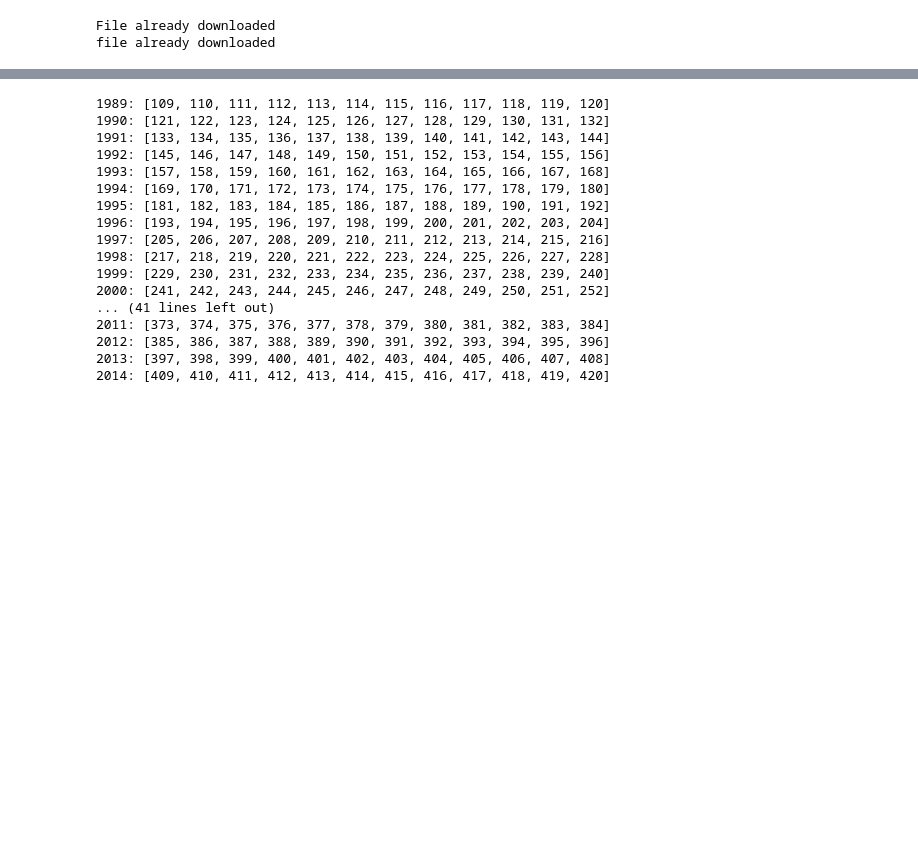
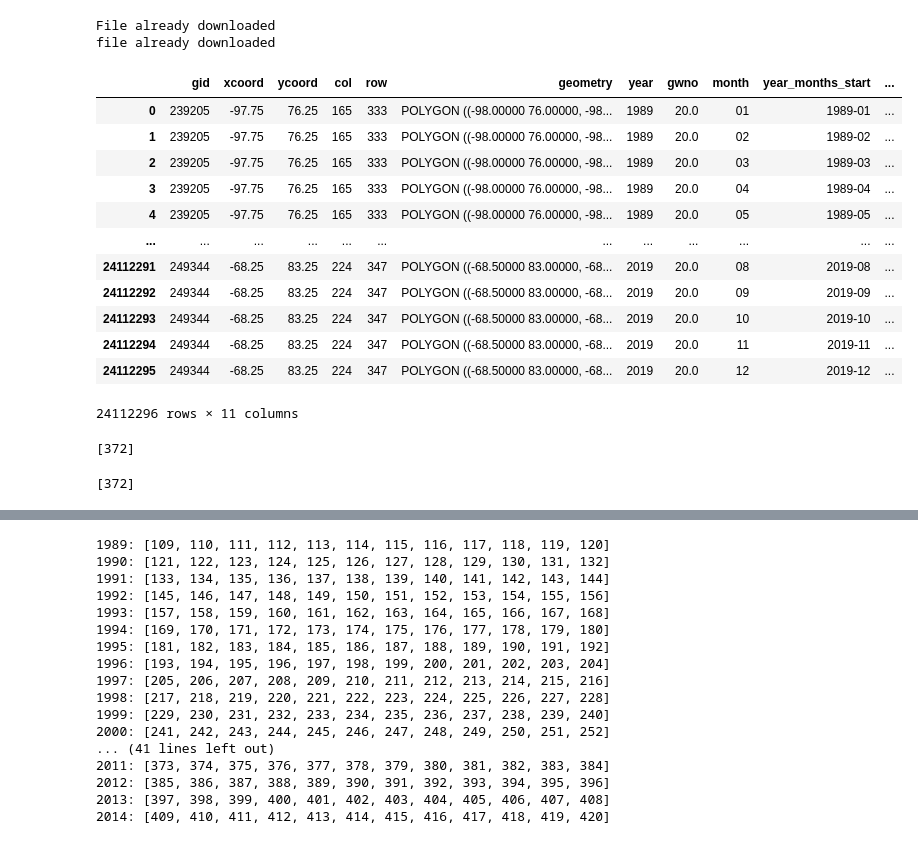
Before and after one commit to Polichinel/Detectron2, a Jupyter notebook: misc/combine_UCDP_PRIO.ipynb, the cells around one changed output, grey strips where cells are left out. Cells and saved outputs as stored; diff of their text form; code cells hidden in the pictures; blank space fills up the shorter version.

```diff
--- a/misc/combine_UCDP_PRIO.ipynb
+++ b/misc/combine_UCDP_PRIO.ipynb
@@ -147,15 +159,43 @@ def combine_UCDP_PRIO(ucdp_gid, world_grid_all_years):
 # %%
 prio_grid = get_prio_shape()
 gwno = get_gwno()
+ucdp = get_ucdp()
+
 world_grid = prio_grid.merge(gwno, how = 'right', on = 'gid') # if you just merge this on outer I think you get the full grid needed for R-UNET
+world_grid_all_months = add_months(ucdp, world_grid)
 
-ucdp = get_ucdp()
-ucdp_monthly = add_month_id(ucdp)
-ucdp_gid = trim_ucdp(ucdp_monthly)
 
-world_grid_all_years = add_years(ucdp, world_grid)
+#world_grid_all_years = add_years(ucdp, world_grid)
 
-combined_df = combine_UCDP_PRIO(ucdp_gid, world_grid_all_years)
+
+# ucdp_monthly = add_month_id(ucdp)
+# ucdp_gid = trim_ucdp(ucdp_monthly)
+
+# combined_df = combine_UCDP_PRIO(ucdp_gid, world_grid_all_years)
 # %% [output]
 File already downloaded
 file already downloaded
+# %%
+world_grid_all_months
+# %% [output]
+|  | gid | xcoord | ycoord | col | row | geometry | year | gwno | month | year_months_start | ... |
+| 0 | 239205 | -97.75 | 76.25 | 165 | 333 | POLYGON ((-98.00000 76.00000, -98... | 1989 | 20.0 | 01 | 1989-01 | ... |
+| 1 | 239205 | -97.75 | 76.25 | 165 | 333 | POLYGON ((-98.00000 76.00000, -98... | 1989 | 20.0 | 02 | 1989-02 | ... |
+| 2 | 239205 | -97.75 | 76.25 | 165 | 333 | POLYGON ((-98.00000 76.00000, -98... | 1989 | 20.0 | 03 | 1989-03 | ... |
+| 3 | 239205 | -97.75 | 76.25 | 165 | 333 | POLYGON ((-98.00000 76.00000, -98... | 1989 | 20.0 | 04 | 1989-04 | ... |
+| 4 | 239205 | -97.75 | 76.25 | 165 | 333 | POLYGON ((-98.00000 76.00000, -98... | 1989 | 20.0 | 05 | 1989-05 | ... |
+| ... | ... | ... | ... | ... | ... | ... | ... | ... | ... | ... | ... |
+| 24112291 | 249344 | -68.25 | 83.25 | 224 | 347 | POLYGON ((-68.50000 83.00000, -68... | 2019 | 20.0 | 08 | 2019-08 | ... |
+| 24112292 | 249344 | -68.25 | 83.25 | 224 | 347 | POLYGON ((-68.50000 83.00000, -68... | 2019 | 20.0 | 09 | 2019-09 | ... |
+| 24112293 | 249344 | -68.25 | 83.25 | 224 | 347 | POLYGON ((-68.50000 83.00000, -68... | 2019 | 20.0 | 10 | 2019-10 | ... |
+| 24112294 | 249344 | -68.25 | 83.25 | 224 | 347 | POLYGON ((-68.50000 83.00000, -68... | 2019 | 20.0 | 11 | 2019-11 | ... |
+| 24112295 | 249344 | -68.25 | 83.25 | 224 | 347 | POLYGON ((-68.50000 83.00000, -68... | 2019 | 20.0 | 12 | 2019-12 | ... |
+24112296 rows × 11 columns
+# %%
+print(world_grid_all_months.groupby('gid').count()['year_months_start'].unique()) # checks out
+# %% [output]
+[372]
+# %%
+print(world_grid_all_months.groupby('gid').count()['month_id'].unique()) # checks out
+# %% [output]
+[372]
```
Also changed, not shown: parts of 20 cells of this notebook.
